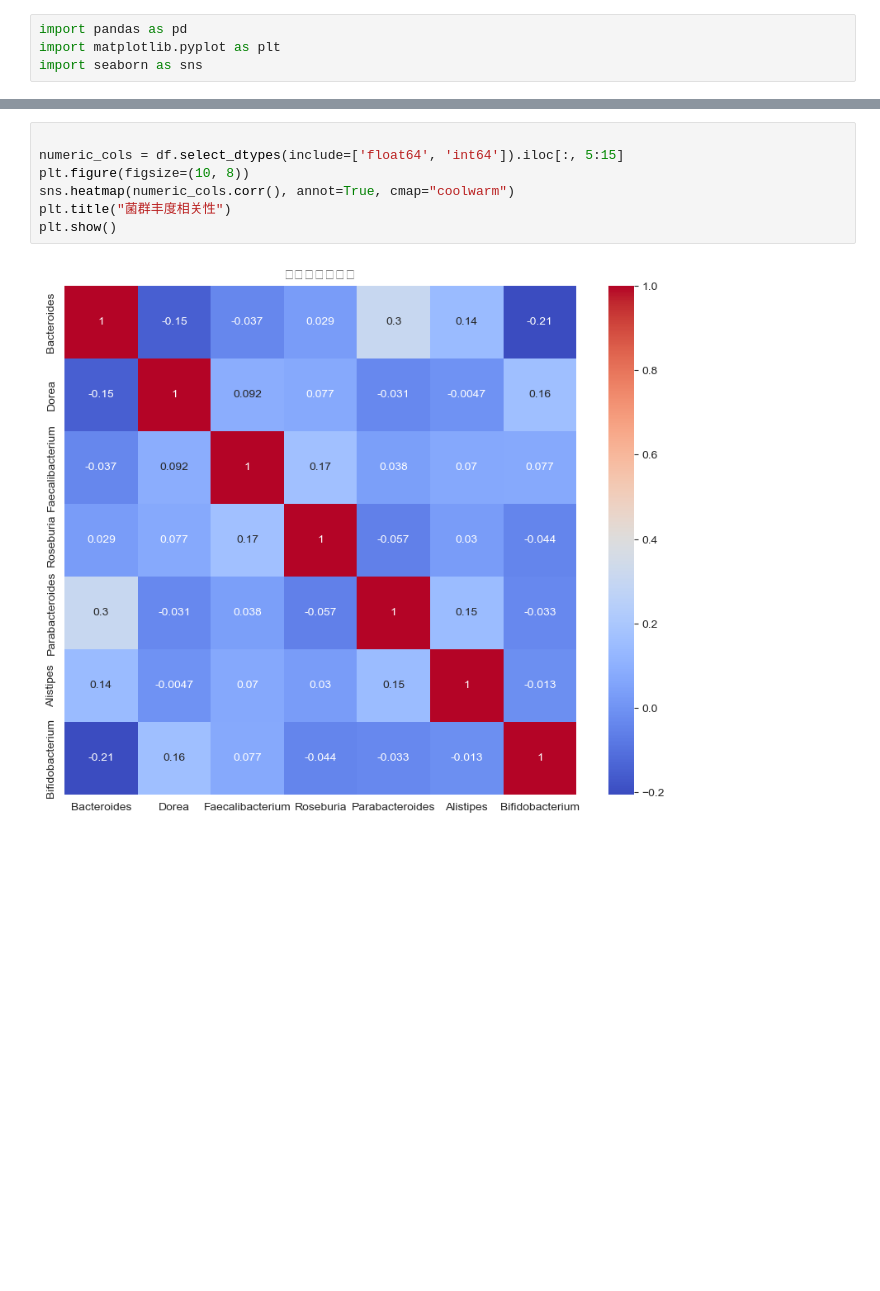
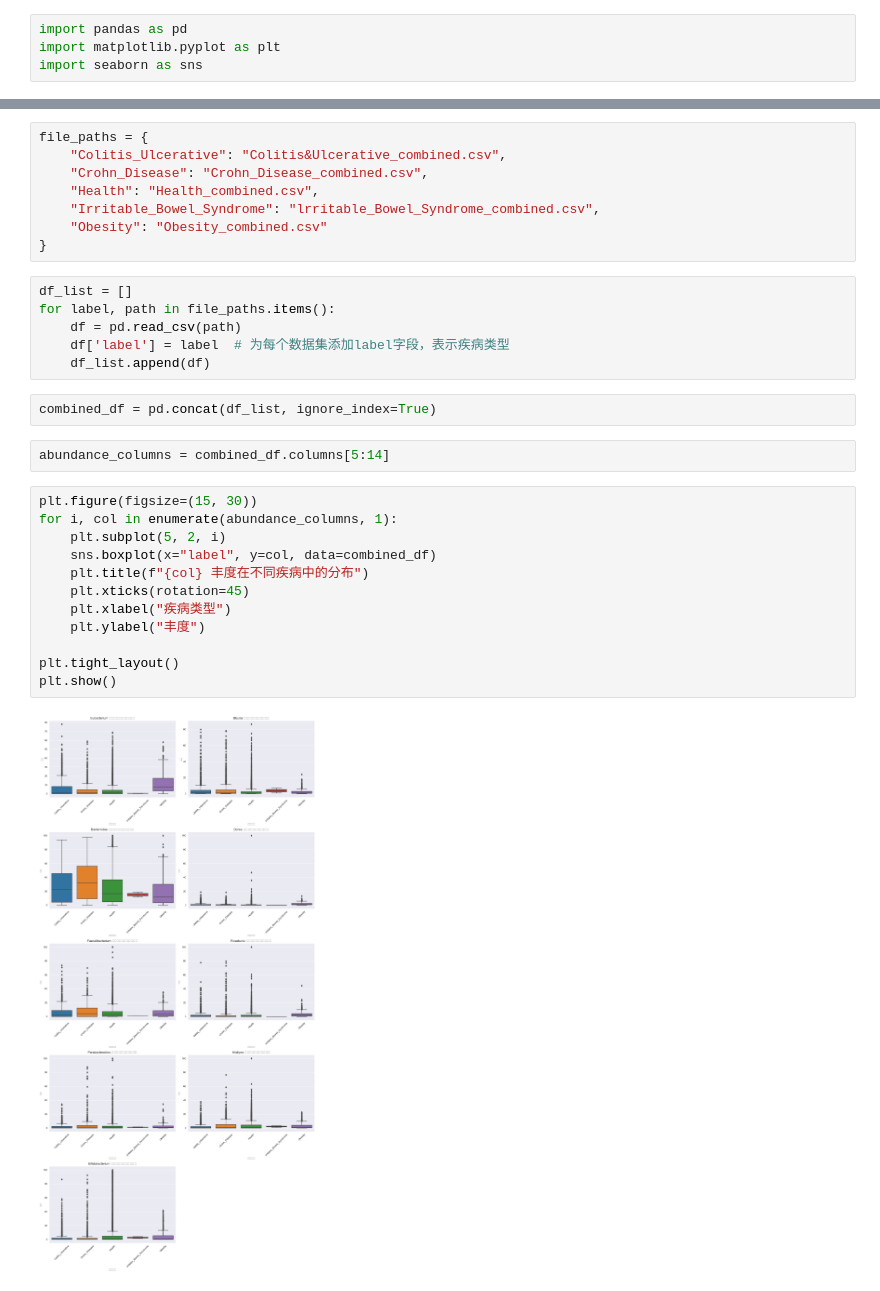
Before and after one commit to zhuzhiyang258/gut_net_project, a Jupyter notebook: notebooks/exploratory_data_analysis.ipynb, the cells around one changed output, grey strips where cells are left out. Cells and saved outputs as stored; diff of their text form; blank space fills up the shorter version.

```diff
--- a/notebooks/exploratory_data_analysis.ipynb
+++ b/notebooks/exploratory_data_analysis.ipynb
@@ -103,9 +5,32 @@ if 'sex' in df.columns and df['sex'].notna().any():
-# %%
-
-numeric_cols = df.select_dtypes(include=['float64', 'int64']).iloc[:, 5:15]
-plt.figure(figsize=(10, 8))
-sns.heatmap(numeric_cols.corr(), annot=True, cmap="coolwarm")
-plt.title("菌群丰度相关性")
-plt.show()
-# %% [output]
-[figure, removed]
+# %%
+file_paths = {
+    "Colitis_Ulcerative": "Colitis&Ulcerative_combined.csv",
+    "Crohn_Disease": "Crohn_Disease_combined.csv",
+    "Health": "Health_combined.csv",
+    "Irritable_Bowel_Syndrome": "lrritable_Bowel_Syndrome_combined.csv",
+    "Obesity": "Obesity_combined.csv"
+}
+# %%
+df_list = []
+for label, path in file_paths.items():
+    df = pd.read_csv(path)
+    df['label'] = label  # 为每个数据集添加label字段，表示疾病类型
+    df_list.append(df)
+# %%
+combined_df = pd.concat(df_list, ignore_index=True)
+# %%
+abundance_columns = combined_df.columns[5:14]
+# %%
+plt.figure(figsize=(15, 30))
+for i, col in enumerate(abundance_columns, 1):
+    plt.subplot(5, 2, i)
+    sns.boxplot(x="label", y=col, data=combined_df)
+    plt.title(f"{col} 丰度在不同疾病中的分布")
+    plt.xticks(rotation=45)
+    plt.xlabel("疾病类型")
+    plt.ylabel("丰度")
+
+plt.tight_layout()
+plt.show()
+# %% [output]
+[figure, added]
```
Also changed, not shown: parts of 18 cells of this notebook.
